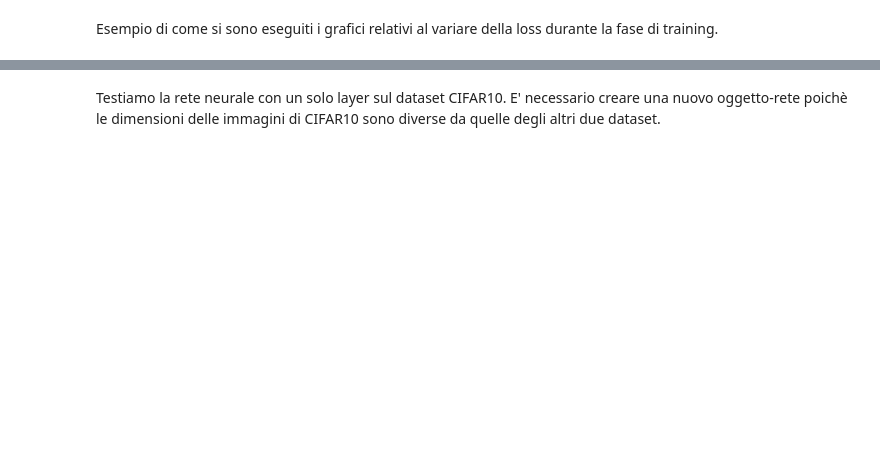
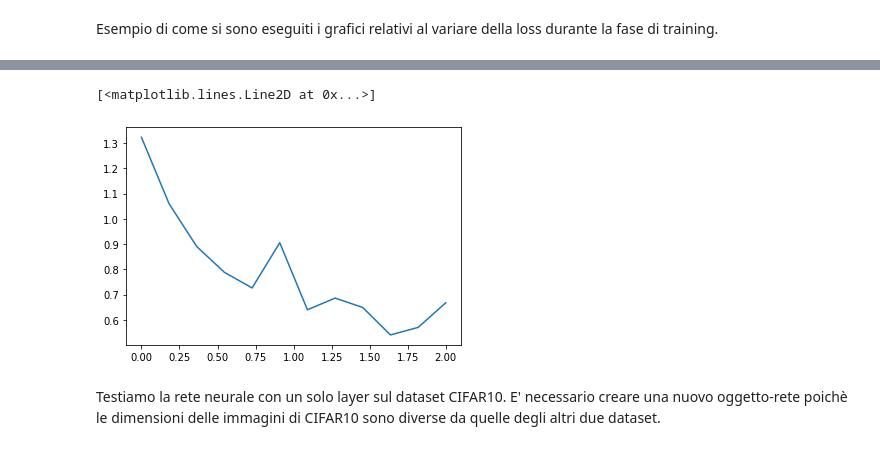
Before and after one commit to Levy95/Progetto-Corso-Reti-Neurali, a Jupyter notebook: Progetto_Corso_Reti_Neurali.ipynb, the cells around one changed output, grey strips where cells are left out. Cells and saved outputs as stored; diff of their text form; code cells hidden in the pictures; blank space fills up the shorter version.

```diff
--- a/Progetto_Corso_Reti_Neurali.ipynb
+++ b/Progetto_Corso_Reti_Neurali.ipynb
@@ -69,8 +113,6 @@ class ReteNeurale1(nn.Module):
     self.actfunc = nn.ReLU()
    elif act_func == 2:
     self.actfunc = nn.LeakyReLU()
-   elif act_func == 3:
-     self.actfunc = nn.Sigmoid()
 
 
   def forward(self, x):
@@ -173,7 +211,7 @@ img_sizeB = 3072
 hidden_size1 = 1000
 hidden_size2 = 500
 num_classi = 10
-learning_rate = 0.0001
+learning_rate = 0.01
 batch_size = 100
 
 # Si creano i data-loaders: servono per caricare i dati in batches di dimensioni prestabilite
@@ -204,7 +242,7 @@ Testiamo la rete neurale con un solo layer intermedio sui dataset MNIST e Fashio
 rete1 = ReteNeurale1(input_sizeA, hidden_size1, num_classi, act_func=2).to(device)
 
 # Scegliere l'algoritmo di learning e la funzione di output e loss
-alg = torch.optim.Adam(rete1.parameters(), lr = learning_rate)
+alg = torch.optim.SGD(rete1.parameters(), lr = learning_rate)
 F = nn.CrossEntropyLoss()
 # %%
 print('Dataset MNIST:\n')
@@ -225,3 +298,10 @@ print('\n')
+# %%
+x = np.linspace(0, 2, 12)
+y = l2
+plt.plot(x,y)
+# %% [output]
+[<matplotlib.lines.Line2D at 0x...>]
+[figure, added]
 # %% [markdown]
 Testiamo la rete neurale con un solo layer sul dataset CIFAR10. E' necessario creare una nuovo oggetto-rete poichè le dimensioni delle immagini di CIFAR10 sono diverse da quelle degli altri due dataset.
 # %%
```
Also changed, not shown: parts of 20 cells of this notebook.
